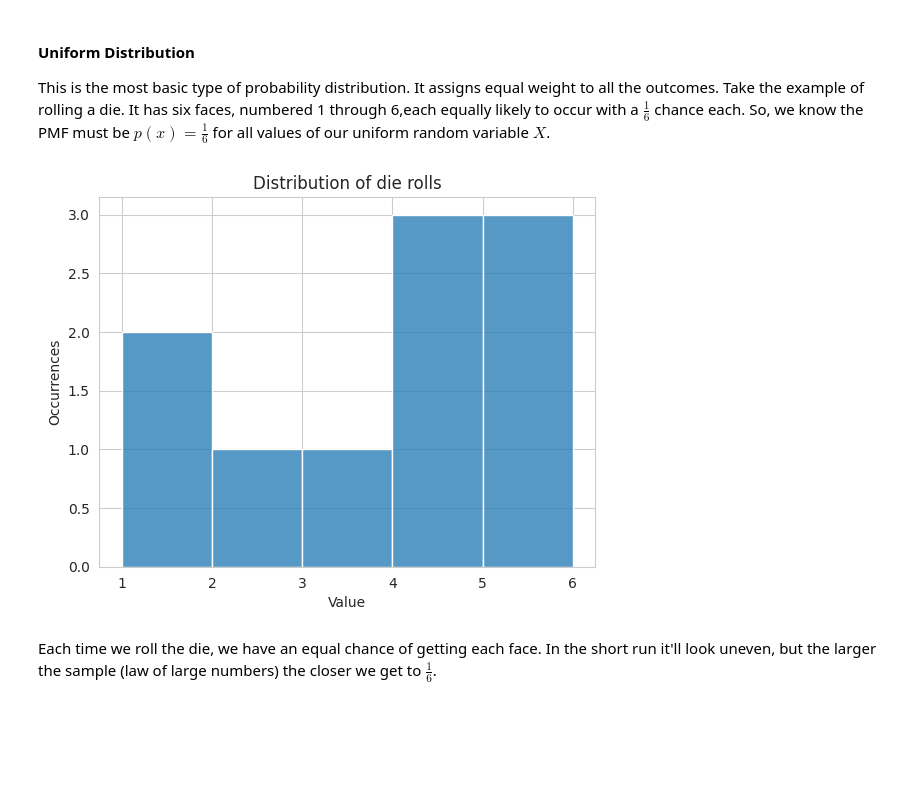
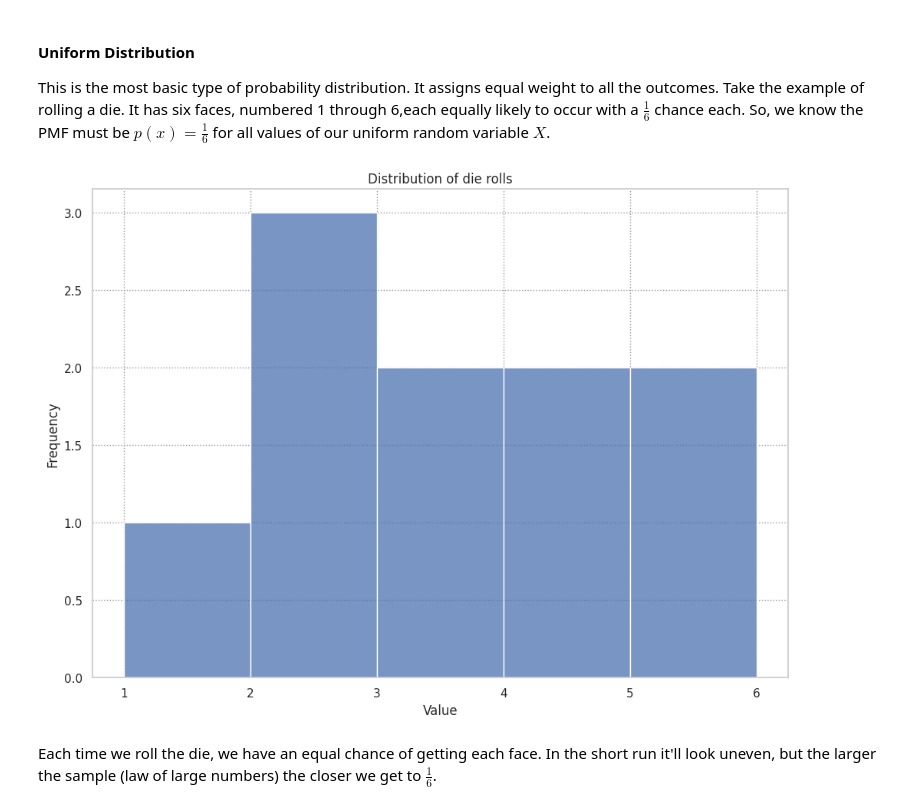
Before and after one commit to v3natio/quantopian_lectures, a Jupyter notebook: quantopian_lectures/11QLS_Random-Variables.ipynb, the cells around one changed output. Cells and saved outputs as stored; diff of their text form; code cells hidden in the pictures; blank space fills up the shorter version.

```diff
--- a/quantopian_lectures/11QLS_Random-Variables.ipynb
+++ b/quantopian_lectures/11QLS_Random-Variables.ipynb
@@ -19,7 +19,8 @@ For each probability distribution function, we have a **cumulative distribution
 import numpy as np
 import pandas as pd
 import seaborn as sb
-sb.set_style("whitegrid")
+sb.set(rc={'figure.figsize':(11.7,8.27)})
+sb.set_style("whitegrid", {"grid.color": ".6", "grid.linestyle": ":"})
 from statsmodels.stats import stattools
 import yfinance as yf
 # %% [markdown]
@@ -51,9 +52,9 @@ class DiscreteRandomVariable:
 This is the most basic type of probability distribution. It assigns equal weight to all the outcomes. Take the example of rolling a die. It has six faces, numbered 1 through 6,each equally likely to occur with a $\frac{1}{6}$ chance each. So, we know the PMF must be $p(x) = \frac{1}{6}$ for all values of our uniform random variable $X$.
 # %%
 DieRolls = DiscreteRandomVariable(1, 6)
-sb.histplot(DieRolls.draw(10), bins=[1,2,3,4,5,6]).set(title="Distribution of die rolls", xlabel="Value", ylabel="Occurrences");
+sb.histplot(DieRolls.draw(10), bins=[1,2,3,4,5,6]).set(title="Distribution of die rolls", xlabel="Value", ylabel="Frequency");
 # %% [output]
-[figure, old version]
+[figure, new version]
 # %% [markdown]
 Each time we roll the die, we have an equal chance of getting each face. In the short run it'll look uneven, but the larger the sample (law of large numbers) the closer we get to $\frac{1}{6}$.
 # %%
```
Also changed, not shown: parts of 16 cells of this notebook, 11 other files.
